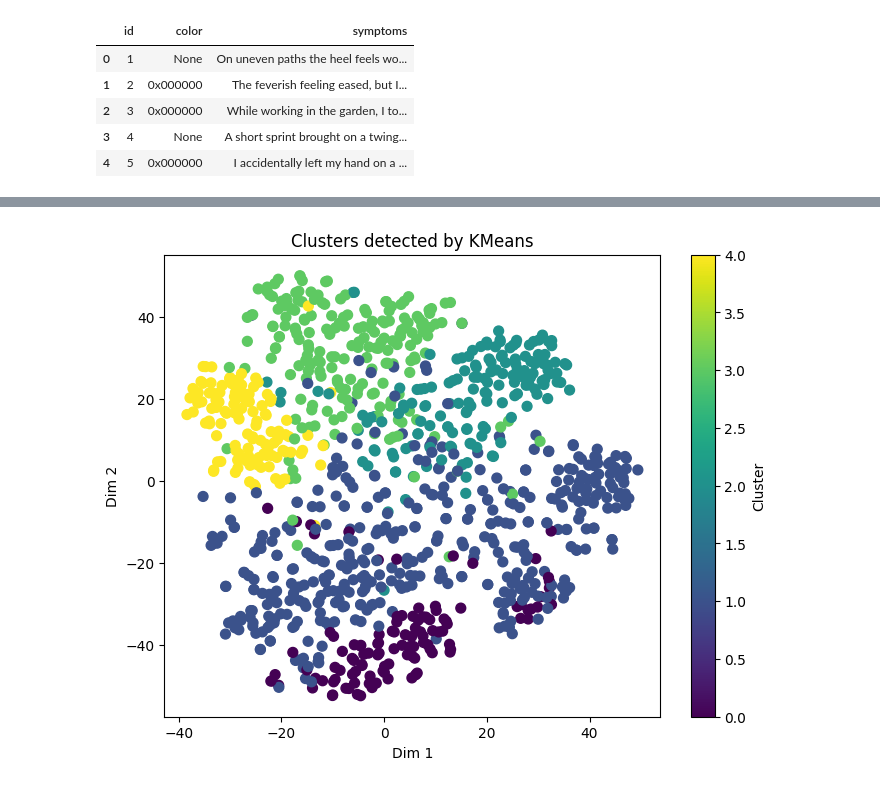
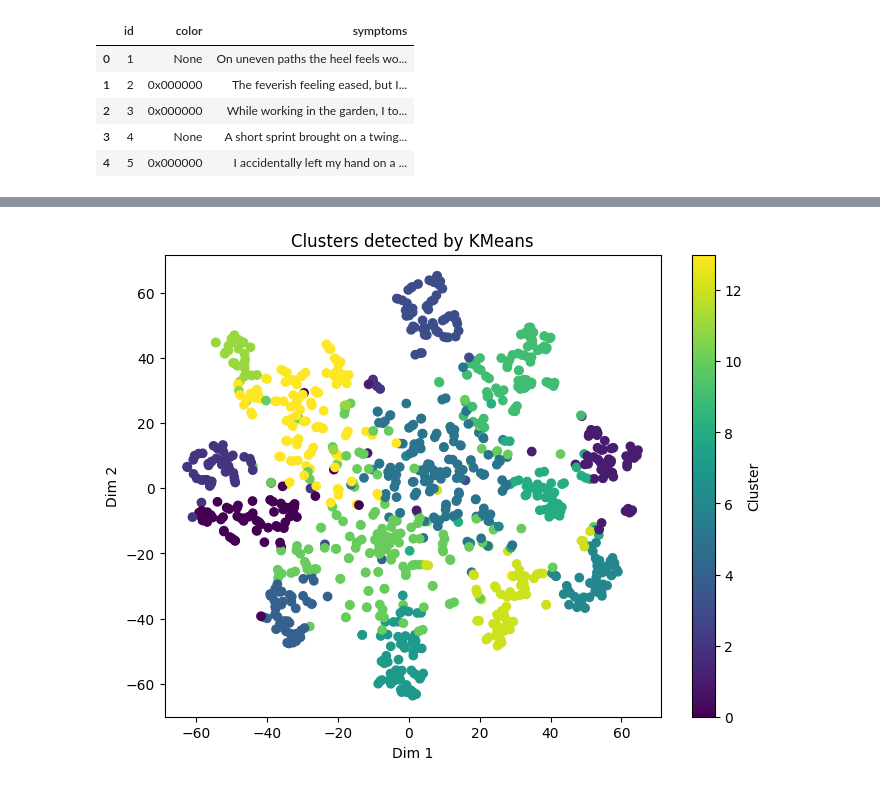
Before and after one commit to Victor-ripert/cvrie-victor.ripert, a Jupyter notebook: Unsupervised.ipynb, the cells around one changed output, grey strips where cells are left out. Saved outputs shown, nothing was run; the diff lists cells and outputs as text; code cells hidden in the pictures.

Commit message:
ADD: find optimal number clusters

```diff
--- a/Unsupervised.ipynb
+++ b/Unsupervised.ipynb
@@ -46,5 +65,7 @@ display(data.head(5))
 # %%
 from sklearn.feature_extraction.text import TfidfVectorizer
+from sklearn.preprocessing import normalize
+from sklearn.decomposition import TruncatedSVD
 
 vectorizer = TfidfVectorizer(
     lowercase=True,
@@ -53,3 +74,6 @@ vectorizer = TfidfVectorizer(
 )
 
 x = vectorizer.fit_transform(data['symptoms'])
+x = normalize(x)
+svd = TruncatedSVD(n_components=50, random_state=42)
+x_reduced = svd.fit_transform(x)
@@ -62,0 +93,7 @@ data['cluster'] = kmeans.fit_predict(x)
+# %%
+from sklearn.preprocessing import normalize
+from sklearn.decomposition import TruncatedSVD
+
+x = normalize(x)
+svd = TruncatedSVD(n_components=50, random_state=42)
+x_reduced = svd.fit_transform(x)
@@ -62,0 +131,18 @@ data['cluster'] = kmeans.fit_predict(x)
+# %%
+from sklearn.metrics import silhouette_score
+from sklearn.cluster import KMeans
+
+scores = {}
+
+for k in range(2, 20):
+    km = KMeans(n_clusters=k, random_state=42, n_init='auto')
+    labels = km.fit_predict(x_reduced)
+    score = silhouette_score(x_reduced, labels)
+    scores[k] = score
+
+# Mejor K
+n_clusters = max(scores, key=scores.get)
+print(f"\nOptimal number: {n_clusters}")
+
+kmeans = KMeans(n_clusters=n_clusters, random_state=42, n_init='auto')
+data['cluster'] = kmeans.fit_predict(x_reduced)
@@ -63,5 +168,12 @@ data['cluster'] = kmeans.fit_predict(x)
 # %%
 from sklearn.manifold import TSNE
 
-tsne = TSNE(n_components=2, random_state=42, perplexity=30)
-X_2d = tsne.fit_transform(x.toarray())
+tsne = TSNE(
+    n_components=2,
+    perplexity=10,
+    learning_rate='auto',
+    init='pca',
+    random_state=42
+)
+
+X_2d = tsne.fit_transform(x_reduced)
@@ -68,22 +195,22 @@ X_2d = tsne.fit_transform(x.toarray())
 # %%
 from matplotlib import pyplot as plt
 plt.figure(figsize=(8,6))
 
 plt.scatter(
     X_2d[:, 0],
     X_2d[:, 1],
     c=data["cluster"],
-    cmap="viridis",
-    s=50
+    cmap="viridis"
+    # s=50
 )
 
 plt.title("Clusters detected by KMeans")
 plt.xlabel("Dim 1")
 plt.ylabel("Dim 2")
 plt.colorbar(label="Cluster")
 plt.show()
 # %% [output]
-[figure, old version]
+[figure, new version]
 # %%
 for i in range(n_clusters):
     print(f"\nCluster {i}:")
```
Also changed, not shown: parts of 10 cells of this notebook.
